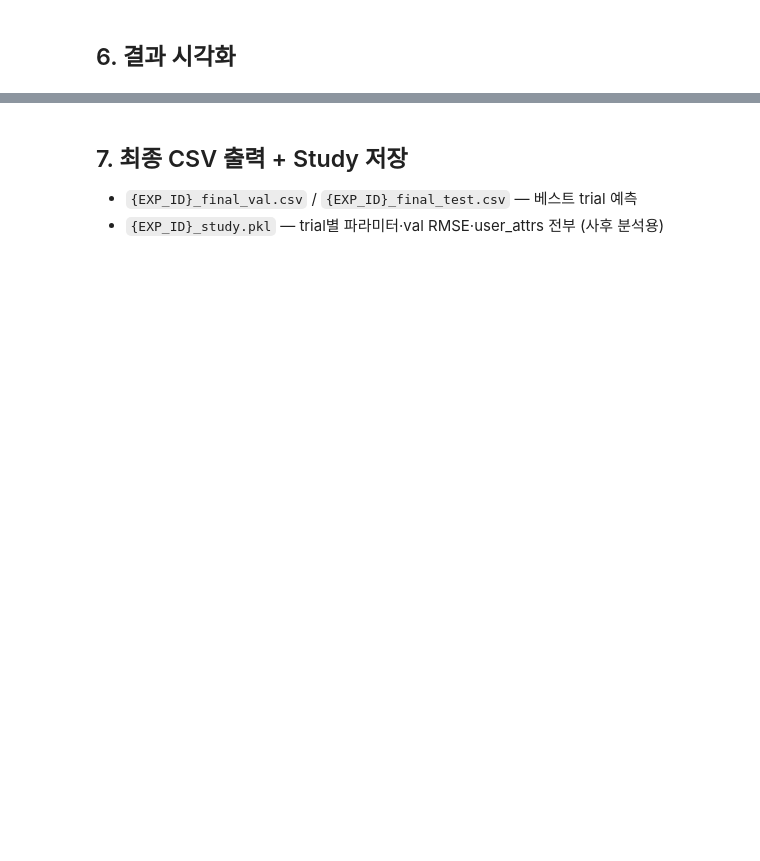
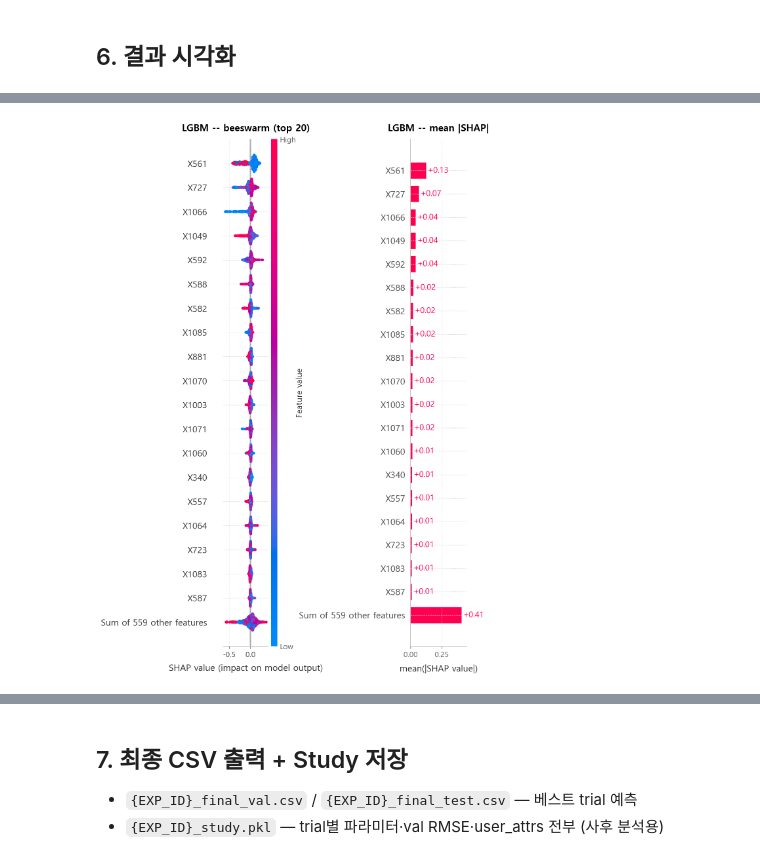
Before and after one commit to younjunseon/ASAC_SKhynix, a Jupyter notebook: 3_modeling/two_stage/baseline.ipynb, the cells around one changed output, grey strips where cells are left out. Saved outputs shown, nothing was run; the diff lists cells and outputs as text; code cells hidden in the pictures; blank space fills up the shorter version.

```diff
--- a/3_modeling/two_stage/baseline.ipynb
+++ b/3_modeling/two_stage/baseline.ipynb
@@ -681,15 +730,27 @@ for k, v in top_params.items():
 # %%
 # SHAP 분석 -- reg 모델
 from modules.viz import plot_shap_analysis
 
 selected_cols = final["selected_cols"]
-X_val_arr = final["unit_data"]["val"][selected_cols].values
+
+# reg_level='position'에서는 rerun 내부에서 final['unit_data']['val']이
+# 집계된 (KEY_COL, TARGET_COL) 2컬럼 DataFrame으로 덮어쓰인다.
+# die-level feature는 'unit_data_die'에 집계 전 concat 형태로 보관됨.
+# 'unit' 모드면 unit_data에 feature가 그대로 있으므로 폴백.
+feat_source = final.get("unit_data_die") or final["unit_data"]
+X_val_arr = feat_source["val"][selected_cols].values
+
 fold_models = final.get("reg_models", [])
-plot_shap_analysis(
-    [fold_models[0]] if fold_models else [],
-    X_val_arr, selected_cols,
-    model_names=["LGBM"],
-)
+if fold_models:
+    plot_shap_analysis(
+        [fold_models[0]],
+        X_val_arr, selected_cols,
+        model_names=["LGBM"],
+    )
+else:
+    print("fold_models not available for SHAP")
+# %% [output]
+[figure, added]
 # %%
 # Feature Importance -- LGBM gain + permutation
 from modules.viz import plot_fi_comparison
```
Also changed, not shown: parts of 9 cells of this notebook, 7 other files.
